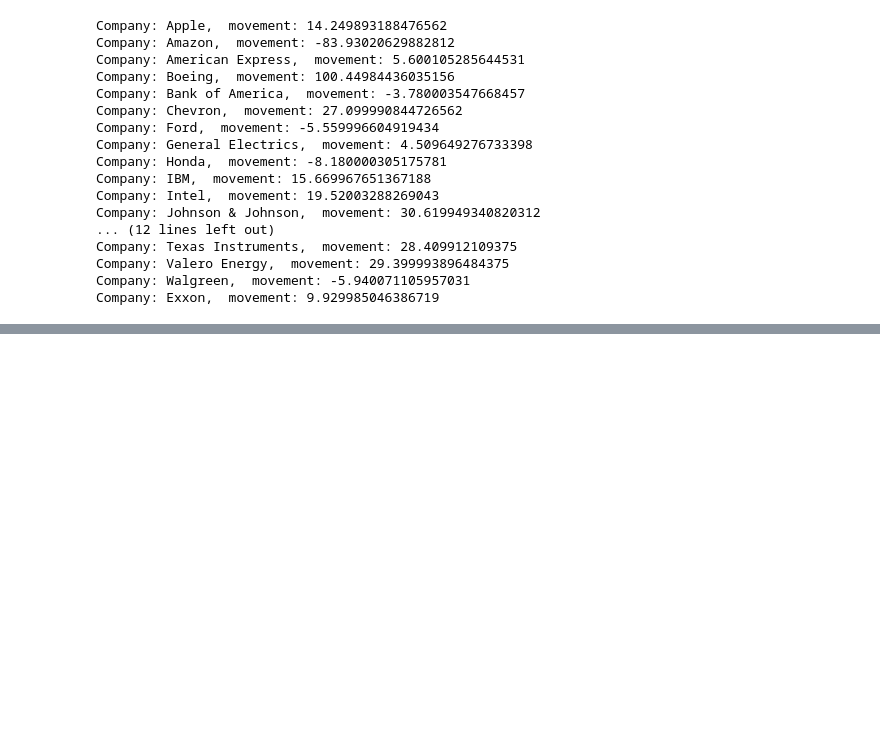
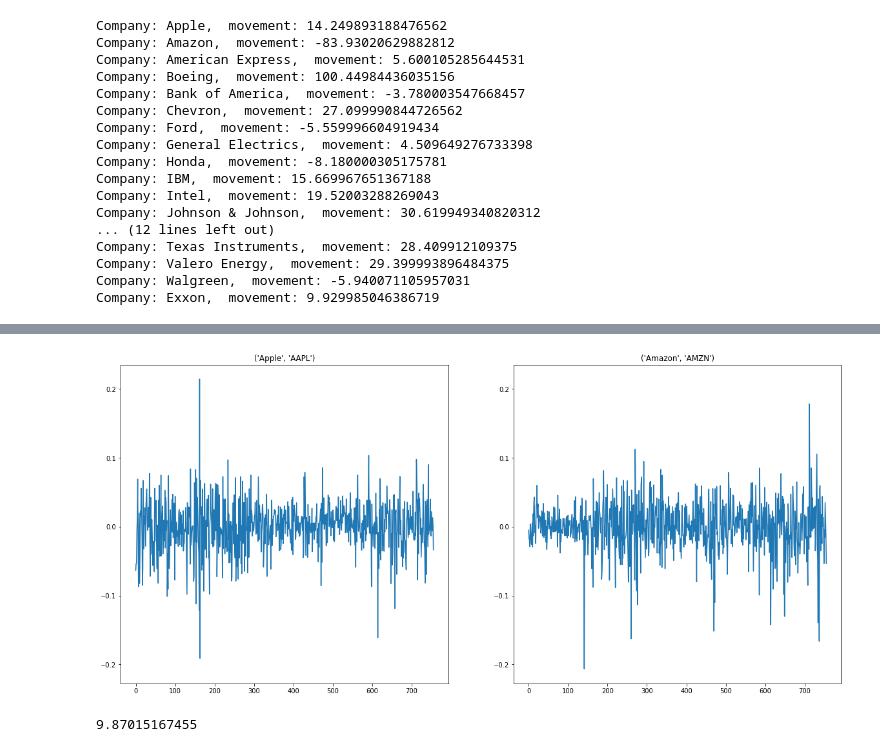
Before and after one commit to alias-pyking/machine-learning, a Jupyter notebook: Stock_market_clustering/stock_marktet_clustering.ipynb, the cells around one changed output, grey strips where cells are left out. Saved outputs shown, nothing was run; the diff lists cells and outputs as text; code cells hidden in the pictures; blank space fills up the shorter version.

Commit message:
completed Stock market clustering using KMeans

```diff
--- a/Stock_market_clustering/stock_marktet_clustering.ipynb
+++ b/Stock_market_clustering/stock_marktet_clustering.ipynb
@@ -158,0 +193,12 @@ Company: Exxon,  movement: 9.929985046386719
+# %%
+plt.clf
+plt.figure(figsize=(20,20))
+ax1 = plt.subplot(221)
+plt.plot(new[0,:])
+plt.title(companies[0])
+plt.subplot(222, sharey = ax1)
+plt.plot(new[1][:])
+plt.title(companies[1])
+plt.show()
+# %% [output]
+[figure, added]
@@ -158,0 +218,6 @@ Company: Exxon,  movement: 9.929985046386719
+# %%
+# Fit pipeline to daily stock movements
+pipeline.fit(movements)
+print(k_means.inertia_)
+# %% [output]
+9.87015167455
```
Also changed, not shown: parts of 10 cells of this notebook.
